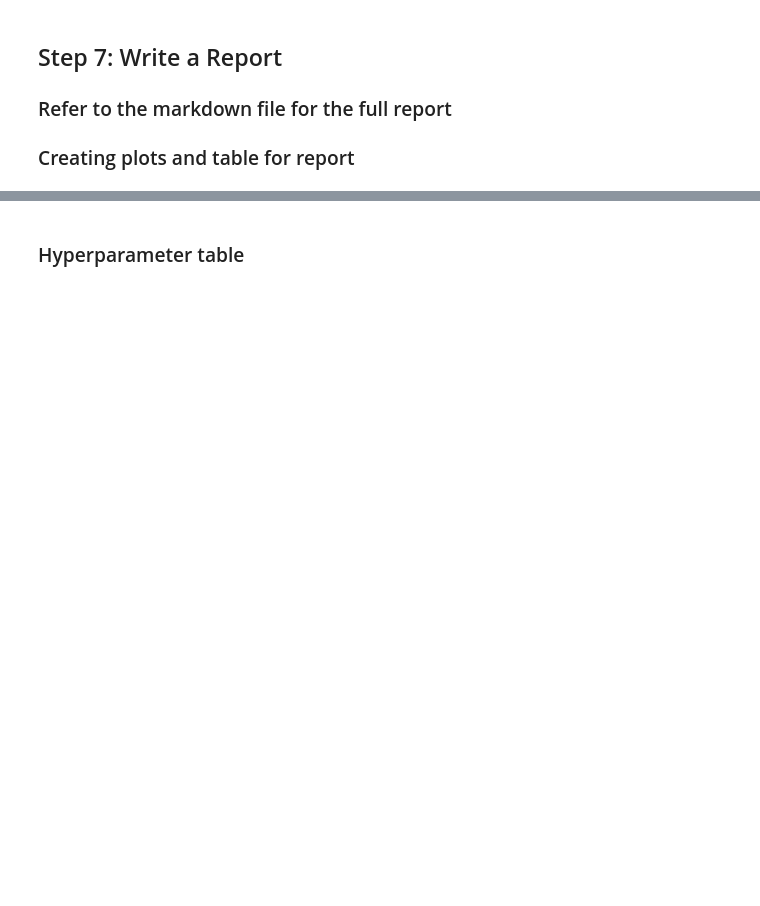
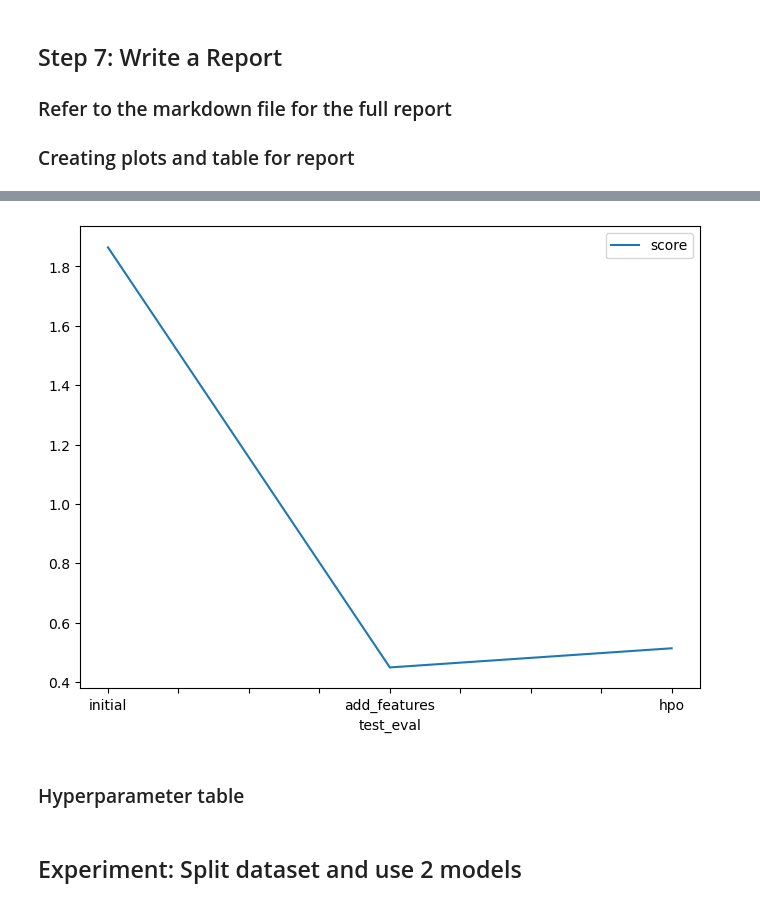
Before and after one commit to nov05/udacity-nd009t-c1-intro-to-ml-project-starter, a Jupyter notebook: project-template.ipynb, the cells around one changed output, grey strips where cells are left out. Cells and saved outputs as stored; diff of their text form; code cells hidden in the pictures; blank space fills up the shorter version.

```diff
--- a/project-template.ipynb
+++ b/project-template.ipynb
@@ -412,12 +805,14 @@ fig.savefig('model_train_score.png')
 # %%
 # Take the 3 kaggle scores and creating a line plot to show improvement
 fig = pd.DataFrame(
     {
         "test_eval": ["initial", "add_features", "hpo"],
-        "score": [?, ?, ?]
+        "score": [1.86413, 0.44920, 0.51375]
     }
 ).plot(x="test_eval", y="score", figsize=(8, 6)).get_figure()
 fig.savefig('model_test_score.png')
+# %% [output]
+[figure, added]
 # %% [markdown]
 ### Hyperparameter table
 # %%
@@ -431,0 +827,2 @@ pd.DataFrame({
+# %% [markdown]
+## Experiment: Split dataset and use 2 models
```
Also changed, not shown: parts of 47 cells of this notebook, 5 other files.
